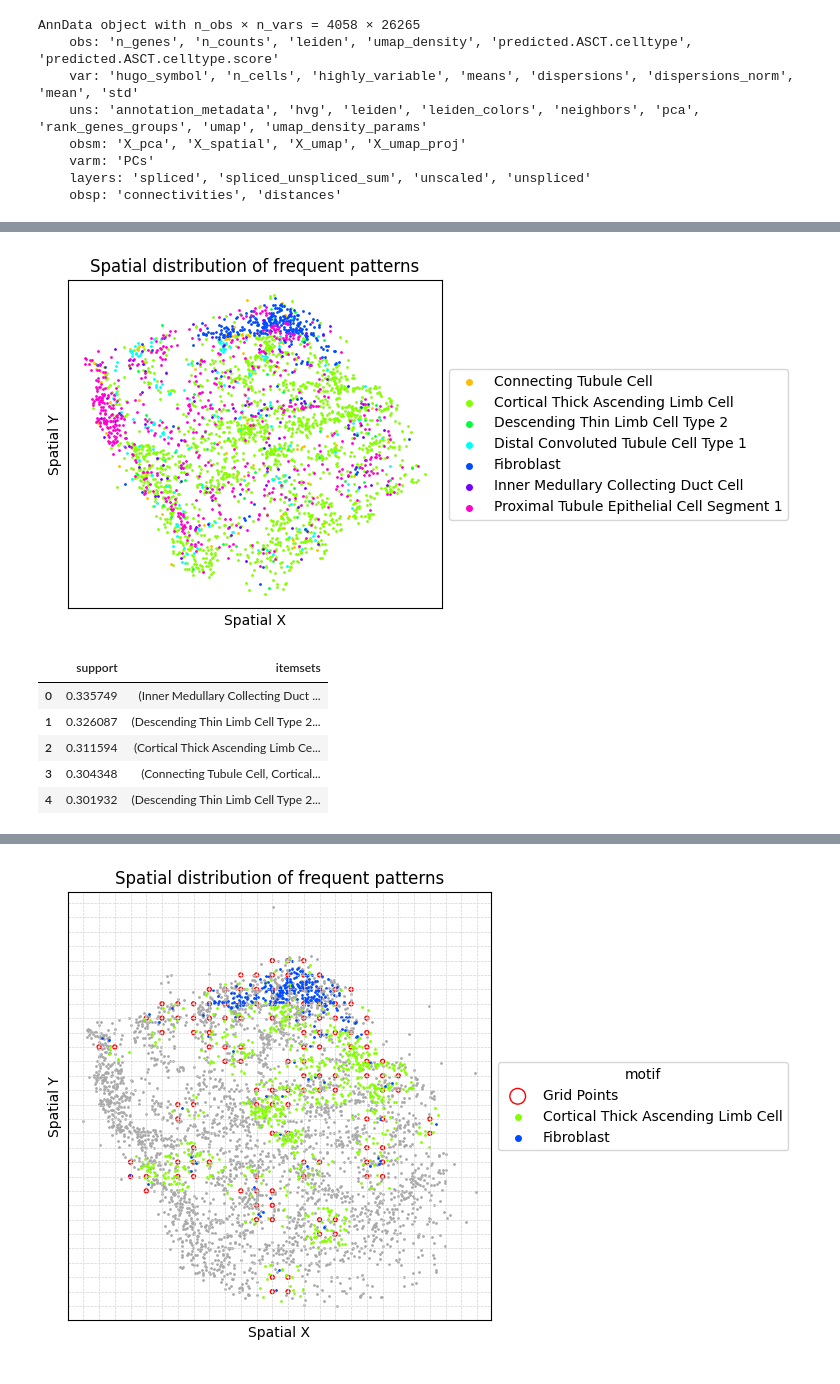
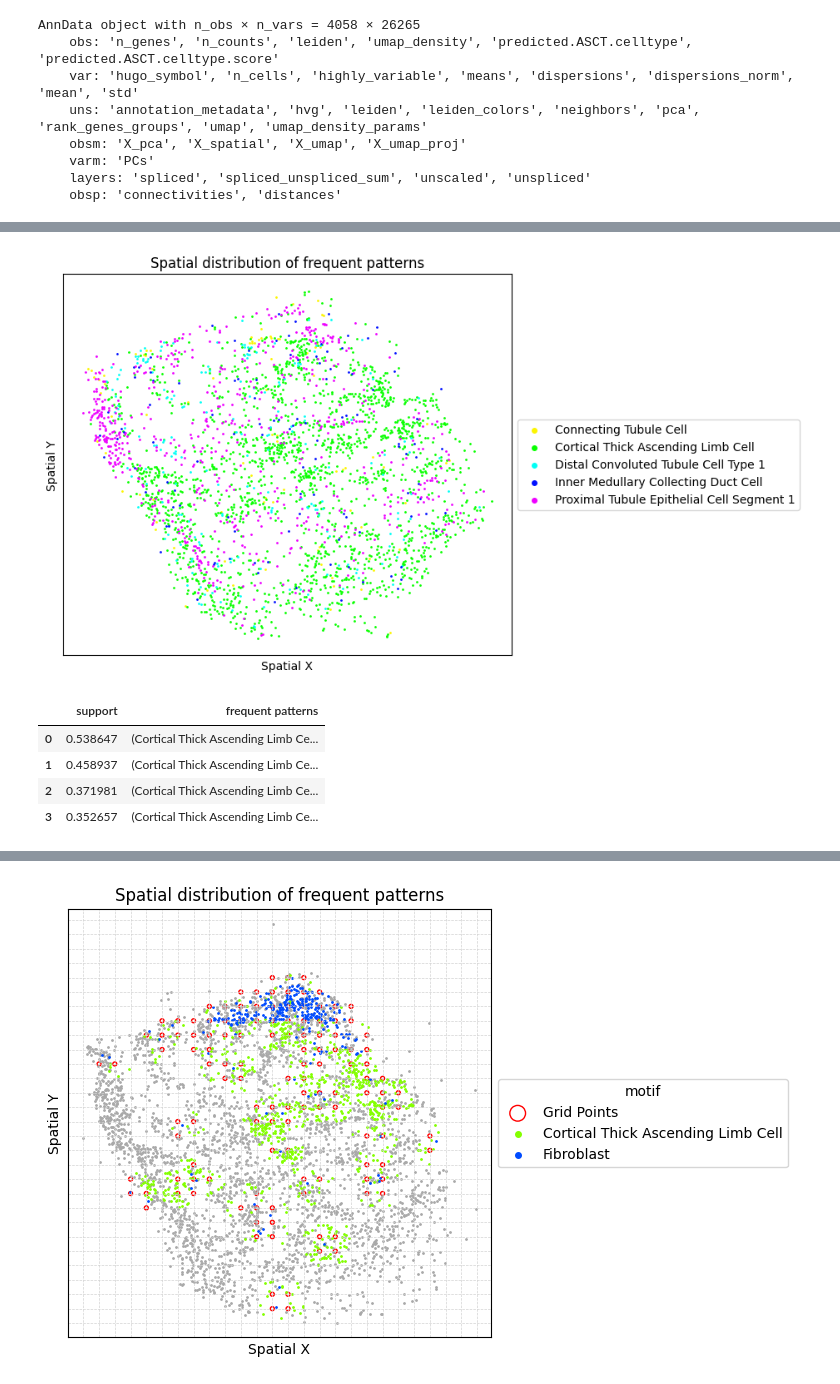
Before and after one commit to ShaokunAn/Spatial-Query, a Jupyter notebook: main.ipynb, the cells around one changed output, grey strips where cells are left out. Saved outputs shown, nothing was run; the diff lists cells and outputs as text; code cells hidden in the pictures.

```diff
--- a/main.ipynb
+++ b/main.ipynb
@@ -74,29 +72,29 @@ fp_tree
 # %%
 # Test frequent patterns of fov
 max_dist = 150
 min_size = 4
 min_count = 10
-min_support = 0.3
+min_support = 0.35
 dis_duplicates=False # only consider the multiplicity of cell types in neighborhoods, not the frequnecy of occurrence of cell types
 
 
 fp_tree =tt.find_patterns_grid(max_dist=max_dist,
                                min_size=min_size,
                                min_count=min_count,
                                min_support=min_support,
                                dis_duplicates=dis_duplicates,
                                if_display=True,
-                               fig_size = (7, 4)
+                               fig_size = (8.5,5.3)
                               )
 # %% [output]
-[figure, old version]
+[figure, new version]
 # %%
+fp_tree = fp_tree.rename(columns={"itemsets": "frequent patterns"})
 fp_tree
 # %% [output]
-|  | support | itemsets |
-| 0 | 0.335749 | (Inner Medullary Collecting Duct ... |
-| 1 | 0.326087 | (Descending Thin Limb Cell Type 2... |
-| 2 | 0.311594 | (Cortical Thick Ascending Limb Ce... |
-| 3 | 0.304348 | (Connecting Tubule Cell, Cortical... |
-| 4 | 0.301932 | (Descending Thin Limb Cell Type 2... |
+|  | support | frequent patterns |
+| 0 | 0.538647 | (Cortical Thick Ascending Limb Ce... |
+| 1 | 0.458937 | (Cortical Thick Ascending Limb Ce... |
+| 2 | 0.371981 | (Cortical Thick Ascending Limb Ce... |
+| 3 | 0.352657 | (Cortical Thick Ascending Limb Ce... |
 # %%
```
Also changed, not shown: parts of 16 cells of this notebook.
